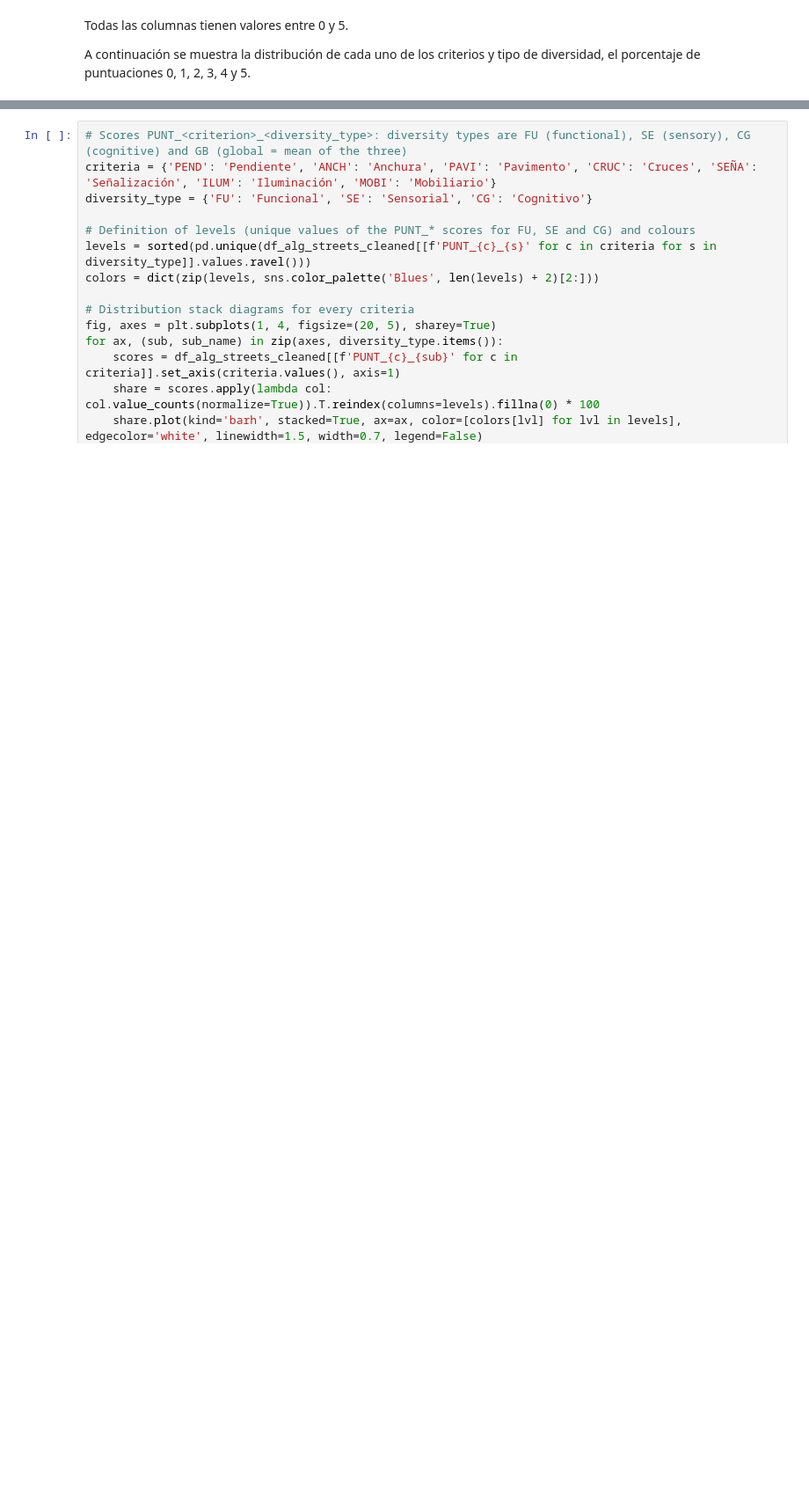
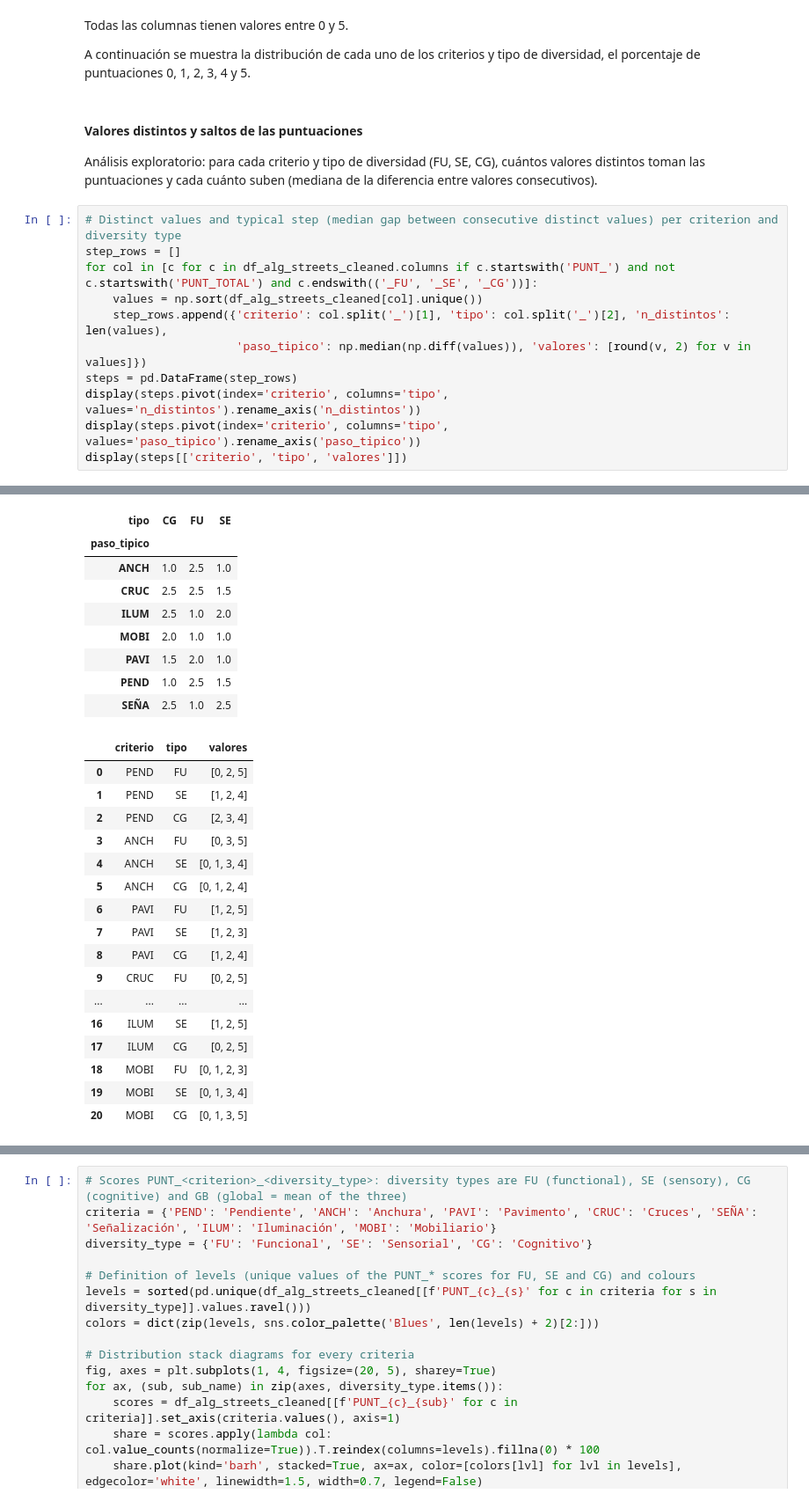
Before and after one commit to vicpari89/tfm-urban-accessibility-ml, a Jupyter notebook: notebooks/0.01-exploratory-analysis-algeciras.ipynb, the cells around one changed output, grey strips where cells are left out. Shown at 88% size. Drawn from its saved outputs; the diff is of its cells as text; blank space fills up the shorter version.

Commit message:
feat: add variable steps in puntuactions.

```diff
--- a/notebooks/0.01-exploratory-analysis-algeciras.ipynb
+++ b/notebooks/0.01-exploratory-analysis-algeciras.ipynb
@@ -777,3 +775,18 @@ display(pd.DataFrame(rows).set_index('column'))
 Todas las columnas tienen valores entre 0 y 5.
 
 A continuación se muestra la distribución de cada uno de los criterios y tipo de diversidad, el porcentaje de puntuaciones 0, 1, 2, 3, 4 y 5.
+# %% [markdown]
+#### Valores distintos y saltos de las puntuaciones
+Análisis exploratorio: para cada criterio y tipo de diversidad (FU, SE, CG), cuántos valores distintos toman las puntuaciones y cada cuánto suben (mediana de la diferencia entre valores consecutivos).
+# %%
+# Distinct values and typical step (median gap between consecutive distinct values) per criterion and diversity type
+step_rows = []
+for col in [c for c in df_alg_streets_cleaned.columns if c.startswith('PUNT_') and not c.startswith('PUNT_TOTAL') and c.endswith(('_FU', '_SE', '_CG'))]:
+    values = np.sort(df_alg_streets_cleaned[col].unique())
+    step_rows.append({'criterio': col.split('_')[1], 'tipo': col.split('_')[2], 'n_distintos': len(values),
+                      'paso_tipico': np.median(np.diff(values)), 'valores': [round(v, 2) for v in values]})
+steps = pd.DataFrame(step_rows)
+display(steps.pivot(index='criterio', columns='tipo', values='n_distintos').rename_axis('n_distintos'))
+display(steps.pivot(index='criterio', columns='tipo', values='paso_tipico').rename_axis('paso_tipico'))
+display(steps[['criterio', 'tipo', 'valores']])
+# %% [output]
@@ -779,0 +802,26 @@ A continuación se muestra la distribución de cada uno de los criterios y tipo
+| tipo | CG | FU | SE |
+| paso_tipico |  |  |  |
+| ANCH | 1.0 | 2.5 | 1.0 |
+| CRUC | 2.5 | 2.5 | 1.5 |
+| ILUM | 2.5 | 1.0 | 2.0 |
+| MOBI | 2.0 | 1.0 | 1.0 |
+| PAVI | 1.5 | 2.0 | 1.0 |
+| PEND | 1.0 | 2.5 | 1.5 |
+| SEÑA | 2.5 | 1.0 | 2.5 |
+|  | criterio | tipo | valores |
+| 0 | PEND | FU | [0, 2, 5] |
+| 1 | PEND | SE | [1, 2, 4] |
+| 2 | PEND | CG | [2, 3, 4] |
+| 3 | ANCH | FU | [0, 3, 5] |
+| 4 | ANCH | SE | [0, 1, 3, 4] |
+| 5 | ANCH | CG | [0, 1, 2, 4] |
+| 6 | PAVI | FU | [1, 2, 5] |
+| 7 | PAVI | SE | [1, 2, 3] |
+| 8 | PAVI | CG | [1, 2, 4] |
+| 9 | CRUC | FU | [0, 2, 5] |
+| ... | ... | ... | ... |
+| 16 | ILUM | SE | [1, 2, 5] |
+| 17 | ILUM | CG | [0, 2, 5] |
+| 18 | MOBI | FU | [0, 1, 2, 3] |
+| 19 | MOBI | SE | [0, 1, 3, 4] |
+| 20 | MOBI | CG | [0, 1, 3, 5] |
```
Also changed, not shown: parts of 6 cells of this notebook, 2 other files.
